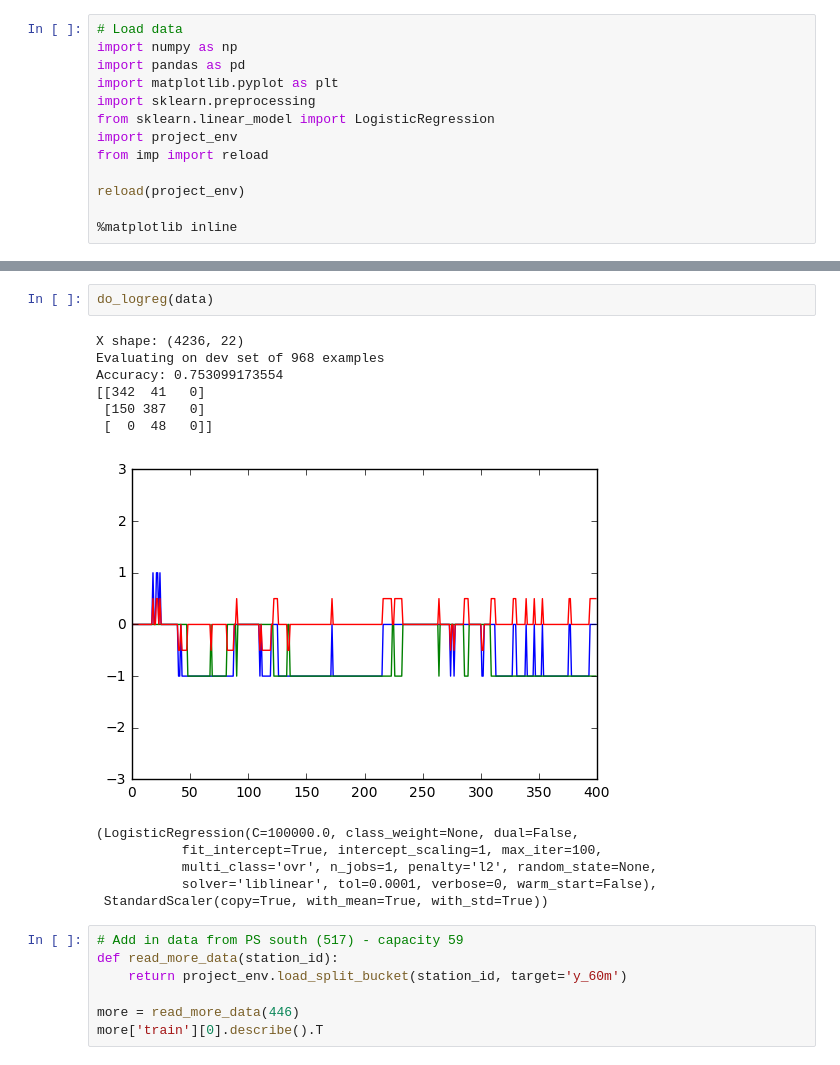
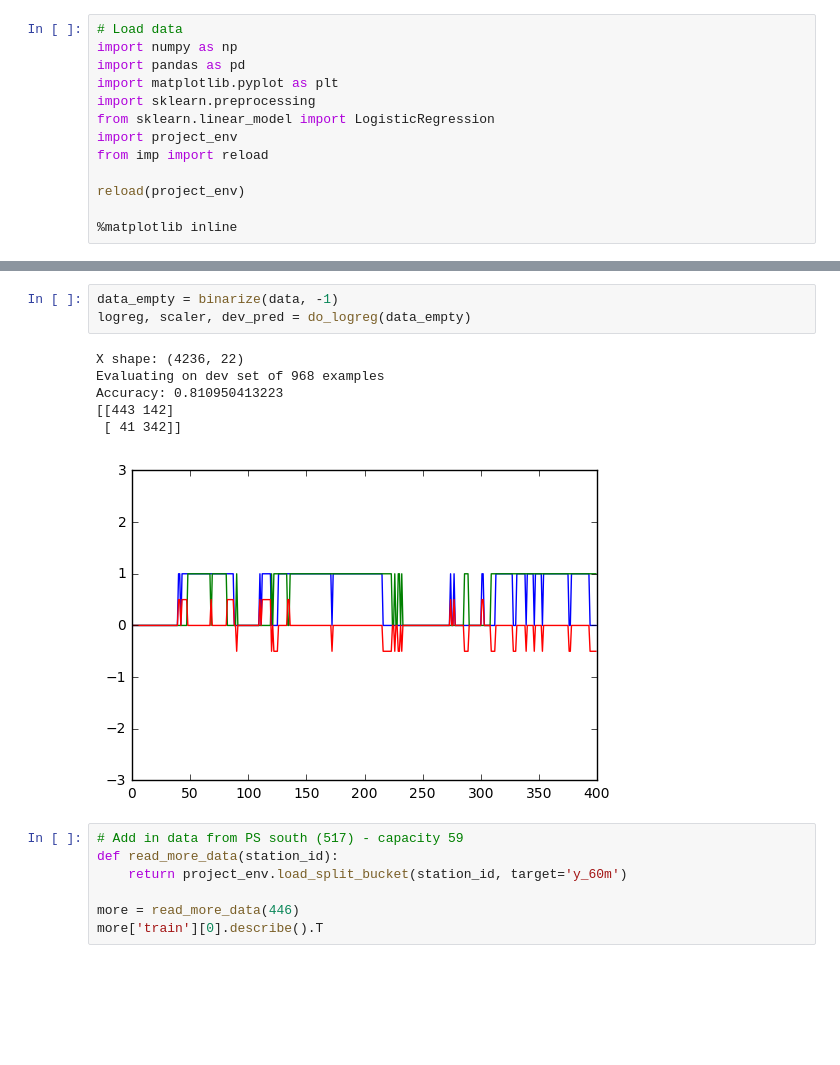
Before and after one commit to cer446/Intro-to-DS-CitiBike-Term-Project, a Jupyter notebook: LogReg.ipynb, the cells around one changed output, grey strips where cells are left out. Saved outputs shown, nothing was run; the diff lists cells and outputs as text; blank space fills up the shorter version.

```diff
--- a/LogReg.ipynb
+++ b/LogReg.ipynb
@@ -161,18 +88,13 @@ def do_logreg(split_data, squares=False, plot=True):
-# %%
-do_logreg(data)
-# %% [output]
-X shape: (4236, 22)
-Evaluating on dev set of 968 examples
-Accuracy: 0.753099173554
-[[342  41   0]
- [150 387   0]
- [  0  48   0]]
-[figure, removed]
-(LogisticRegression(C=100000.0, class_weight=None, dual=False,
-           fit_intercept=True, intercept_scaling=1, max_iter=100,
-           multi_class='ovr', n_jobs=1, penalty='l2', random_state=None,
-           solver='liblinear', tol=0.0001, verbose=0, warm_start=False),
- StandardScaler(copy=True, with_mean=True, with_std=True))
+# %%
+data_empty = binarize(data, -1)
+logreg, scaler, dev_pred = do_logreg(data_empty)
+# %% [output]
+X shape: (4236, 22)
+Evaluating on dev set of 968 examples
+Accuracy: 0.810950413223
+[[443 142]
+ [ 41 342]]
+[figure, added]
 # %%
 # Add in data from PS south (517) - capacity 59
 def read_more_data(station_id):
```
Also changed, not shown: parts of 12 cells of this notebook, 1 other file.
